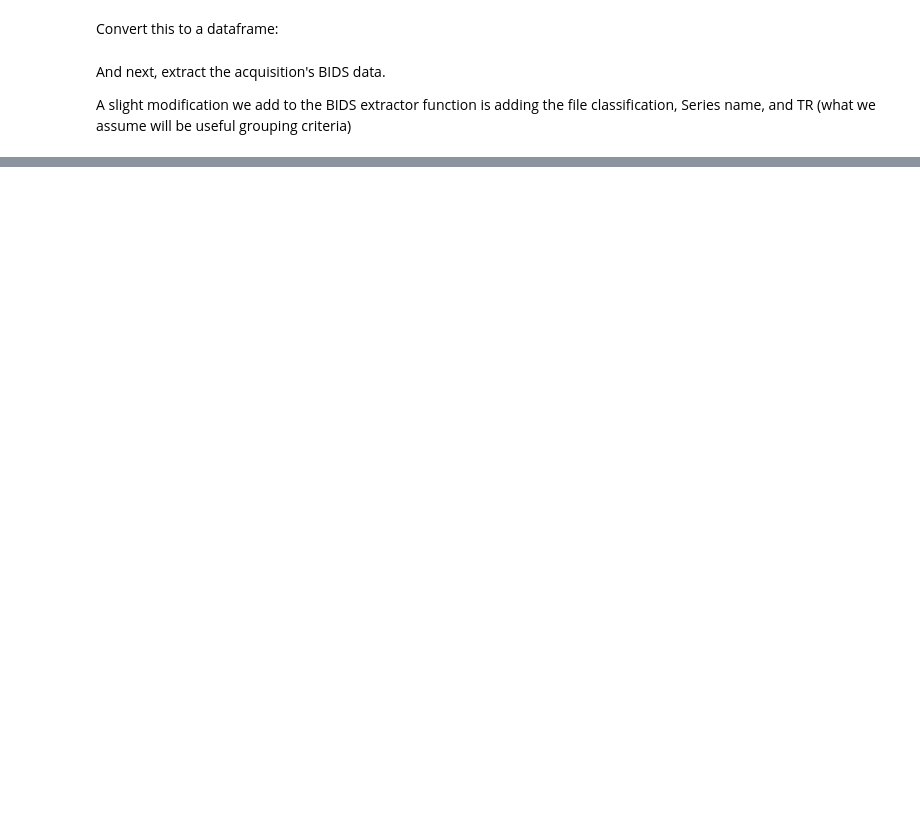
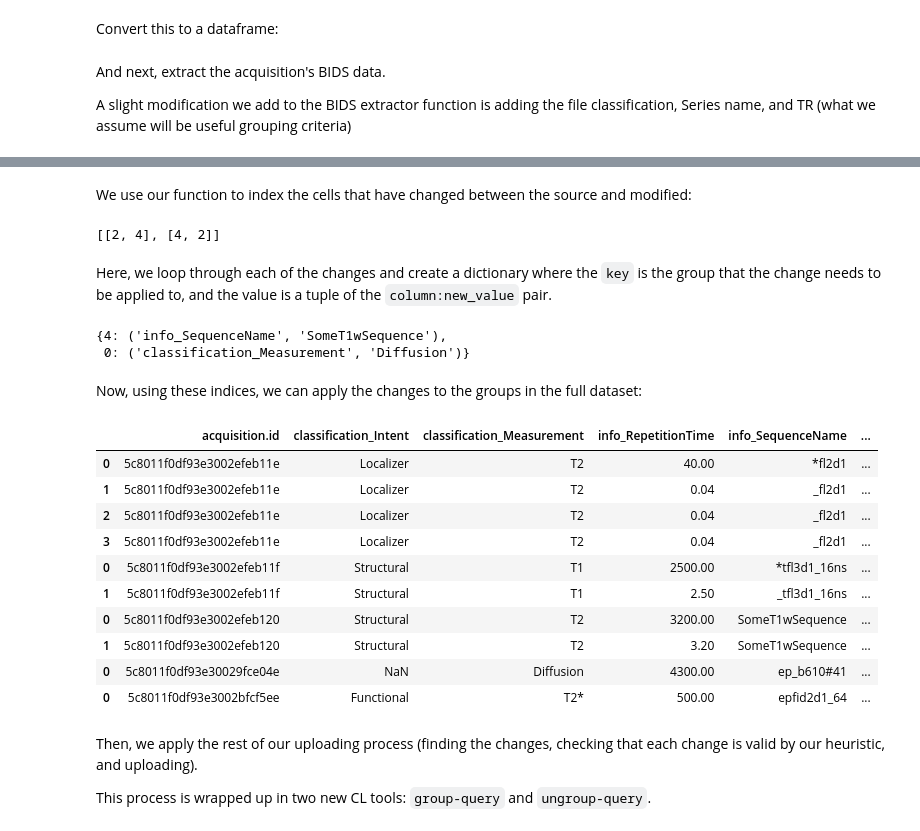
Before and after one commit to PennBBL/bids-on-flywheel, a Jupyter notebook: notebooks/Grouped Editing.ipynb, the cells around one changed output, grey strips where cells are left out. Cells and saved outputs as stored; diff of their text form; code cells hidden in the pictures; blank space fills up the shorter version.

```diff
--- a/notebooks/Grouped Editing.ipynb
+++ b/notebooks/Grouped Editing.ipynb
@@ -471,0 +174,5 @@ We can wrap up the above processes in two new modules: `grouped_query` and `ungr
+# %%
+grouped_data_modified = grouped_data.copy()
+grouped_data_modified.loc[grouped_data_modified['classification_Measurement'].isnull(), 'classification_Measurement'] = "Diffusion"
+grouped_data_modified.loc[2, 'info_SequenceName'] = "SomeT1wSequence"
+grouped_data_modified
@@ -471,0 +186,46 @@ We can wrap up the above processes in two new modules: `grouped_query` and `ungr
+# %% [markdown]
+We use our function to index the cells that have changed between the source and modified:
+# %%
+diff = upload_bids.get_unequal_cells(grouped_data_modified, grouped_data)
+diff
+# %% [output]
+[[2, 4], [4, 2]]
+# %% [markdown]
+Here, we loop through each of the changes and create a dictionary where the `key` is the group that the change needs to be applied to, and the value is a tuple of the `column:new_value` pair.
+# %%
+changes = {}
+
+for x in diff:
+
+    key = grouped_data_modified.loc[x[0], 'group_id']
+    val = (grouped_data_modified.columns[x[1]], grouped_data_modified.iloc[x[0], x[1]])
+    changes.update({key: val})
+
+changes
+# %% [output]
+{4: ('info_SequenceName', 'SomeT1wSequence'),
+ 0: ('classification_Measurement', 'Diffusion')}
+# %% [markdown]
+Now, using these indices, we can apply the changes to the groups in the full dataset:
+# %%
+for group, change in changes.items():
+
+    bids_data2.loc[bids_data2['group_id'] == group, change[0]] = change[1]
+# %%
+bids_data2.head(10)
+# %% [output]
+|  | acquisition.id | classification_Intent | classification_Measurement | info_RepetitionTime | info_SequenceName | ... |
+| 0 | 5c8011f0df93e3002efeb11e | Localizer | T2 | 40.00 | *fl2d1 | ... |
+| 1 | 5c8011f0df93e3002efeb11e | Localizer | T2 | 0.04 | _fl2d1 | ... |
+| 2 | 5c8011f0df93e3002efeb11e | Localizer | T2 | 0.04 | _fl2d1 | ... |
+| 3 | 5c8011f0df93e3002efeb11e | Localizer | T2 | 0.04 | _fl2d1 | ... |
+| 0 | 5c8011f0df93e3002efeb11f | Structural | T1 | 2500.00 | *tfl3d1_16ns | ... |
+| 1 | 5c8011f0df93e3002efeb11f | Structural | T1 | 2.50 | _tfl3d1_16ns | ... |
+| 0 | 5c8011f0df93e3002efeb120 | Structural | T2 | 3200.00 | SomeT1wSequence | ... |
+| 1 | 5c8011f0df93e3002efeb120 | Structural | T2 | 3.20 | SomeT1wSequence | ... |
+| 0 | 5c8011f0df93e30029fce04e | NaN | Diffusion | 4300.00 | ep_b610#41 | ... |
+| 0 | 5c8011f0df93e3002bfcf5ee | Functional | T2* | 500.00 | epfid2d1_64 | ... |
+# %% [markdown]
+Then, we apply the rest of our uploading process (finding the changes, checking that each change is valid by our heuristic, and uploading).
+
+This process is wrapped up in two new CL tools: `group-query` and `ungroup-query`.
```
Also changed, not shown: parts of 54 cells of this notebook, 7 other files.
